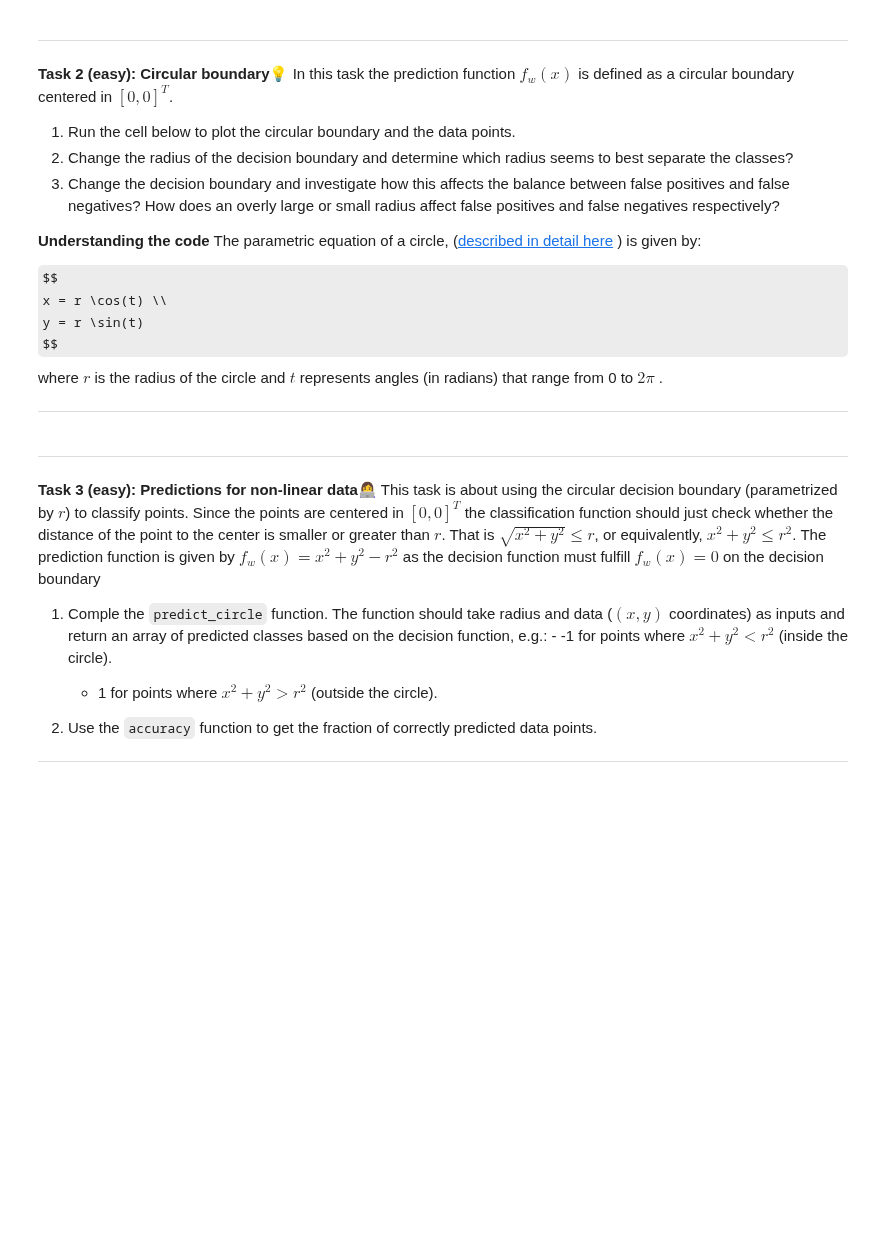
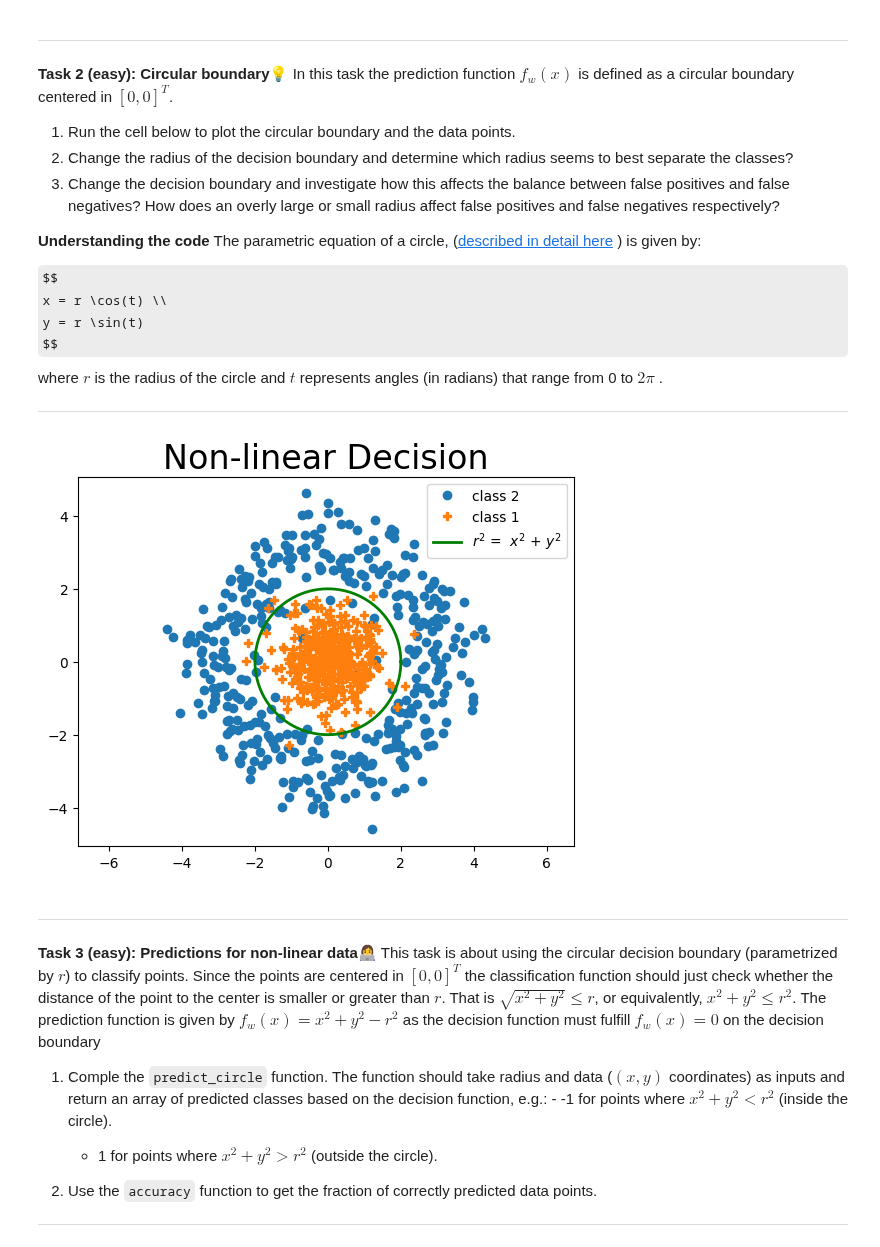
Before and after one commit to Mie-Jonasson/ComputerScienceMasters, a Jupyter notebook: IntroductionToMachineLearning/Exercises/W10/03-nonlineardecision.ipynb, the cells around one changed output. Saved outputs shown, nothing was run; the diff lists cells and outputs as text; code cells hidden in the pictures; some formulas as TeX source; blank space fills up the shorter version.

```diff
--- a/IntroductionToMachineLearning/Exercises/W10/03-nonlineardecision.ipynb
+++ b/IntroductionToMachineLearning/Exercises/W10/03-nonlineardecision.ipynb
@@ -110,25 +109,27 @@ where  $r$  is the radius of the circle and  $t$  represents angles (in radians)
 # %%
 def circle_boundary(t, radius):
     """
     :param t: angle data points of the circle.
     :param radius: radius of the circle
     :return: (x-values,y-values) of the circle points .
     """
     return (radius * np.cos(t), radius * np.sin(t))
 
 
 fig, ax = plt.subplots()
 ax.plot(q2[:, 0], q2[:, 1], "o", label='class 2')
 ax.plot(q1[:, 0], q1[:, 1], "P", label='class 1')
 
 t = np.linspace(0, 2 * np.pi, 400)  ### linspace of angles.
-r = 3  # radius
+r = 2  # radius
 x_c, y_c = circle_boundary(t, r)
 
 ax.plot(x_c, y_c, "g",linewidth=2, label=r'$r^2$ =  $x^2$ + $y^2$')
 plt.title("Non-linear Decision", fontsize=24)
 ax.axis('equal')
 plt.legend()
 plt.show()
+# %% [output]
+[figure, added]
 # %%
 # write your reflections here
```
Also changed, not shown: parts of 8 cells of this notebook, 3 other files.
